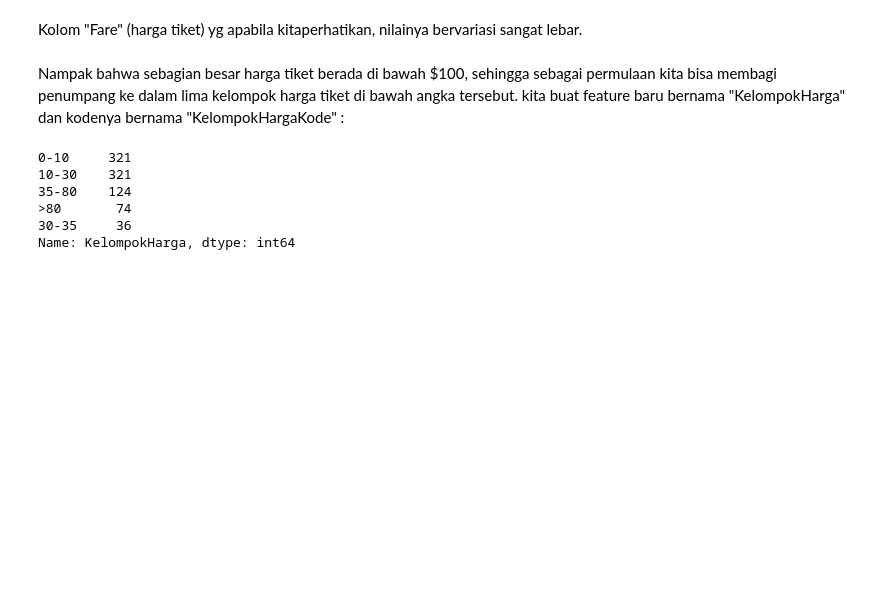
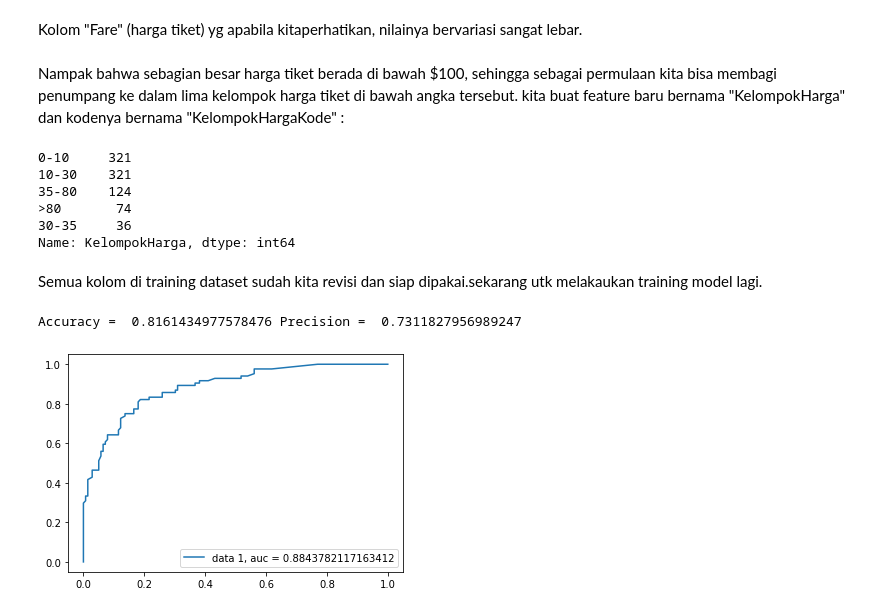
Before and after one commit to yudhaputraa/Machine_Learning, a Jupyter notebook: naive_bayes/index.ipynb, the cells around one changed output. Drawn from its saved outputs; the diff is of its cells as text; code cells hidden in the pictures; blank space fills up the shorter version.

Commit message:
melatih model lagi dan selesai

```diff
--- a/naive_bayes/index.ipynb
+++ b/naive_bayes/index.ipynb
@@ -287,3 +287,30 @@ df_train1['KelompokHarga'].value_counts()
 >80       74
 30-35     36
 Name: KelompokHarga, dtype: int64
+# %%
+jumblahOrang = df_train1['SibSp'].astype(int) + df_train1['Parch'].astype(int) + 1
+df_train1['JumblahOrang'] = jumblahOrang.astype(int)
+# %% [markdown]
+Semua kolom di training dataset sudah kita revisi dan siap dipakai.sekarang utk melakaukan training model lagi.
+# %%
+features1 = df_train1[['Pclass','Embarked','Sex','KelompokUmurKode','KelompokHargaKode','JumblahOrang']]
+label1 = df_train1['Survived']
+X_train, X_test, y_train, y_test = ms.train_test_split(features1, label1, test_size= 0.25, random_state = 0)
+# %%
+gnb1 = nb.GaussianNB()
+gnb1.fit(X_train, y_train)
+y_prediksi = gnb1.predict(X_test)
+accuracy = met.accuracy_score(y_test, y_prediksi)
+precision = met.precision_score(y_test, y_prediksi)
+print('Accuracy = ', accuracy, 'Precision = ', precision)
+# %% [output]
+Accuracy =  0.8161434977578476 Precision =  0.7311827956989247
+# %%
+y_pred_proba = gnb1.predict_proba(X_test)[::,1]
+fp,tp, _ = met.roc_curve(y_test, y_pred_proba)
+auc = met.roc_auc_score(y_test, y_pred_proba)
+plt.plot(fp,tp,label="data 1, auc = "+str(auc))
+plt.legend(loc=4)
+plt.show()
+# %% [output]
+[figure, added]
```
